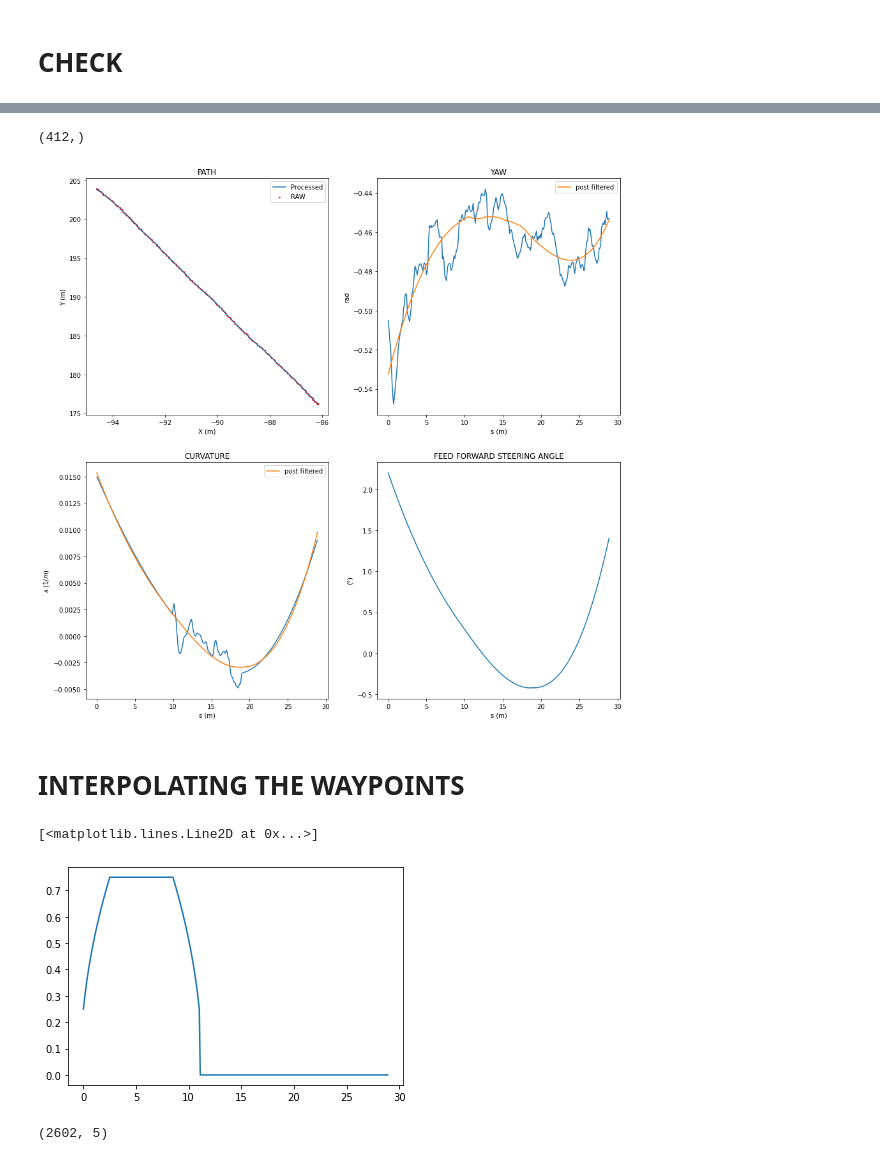
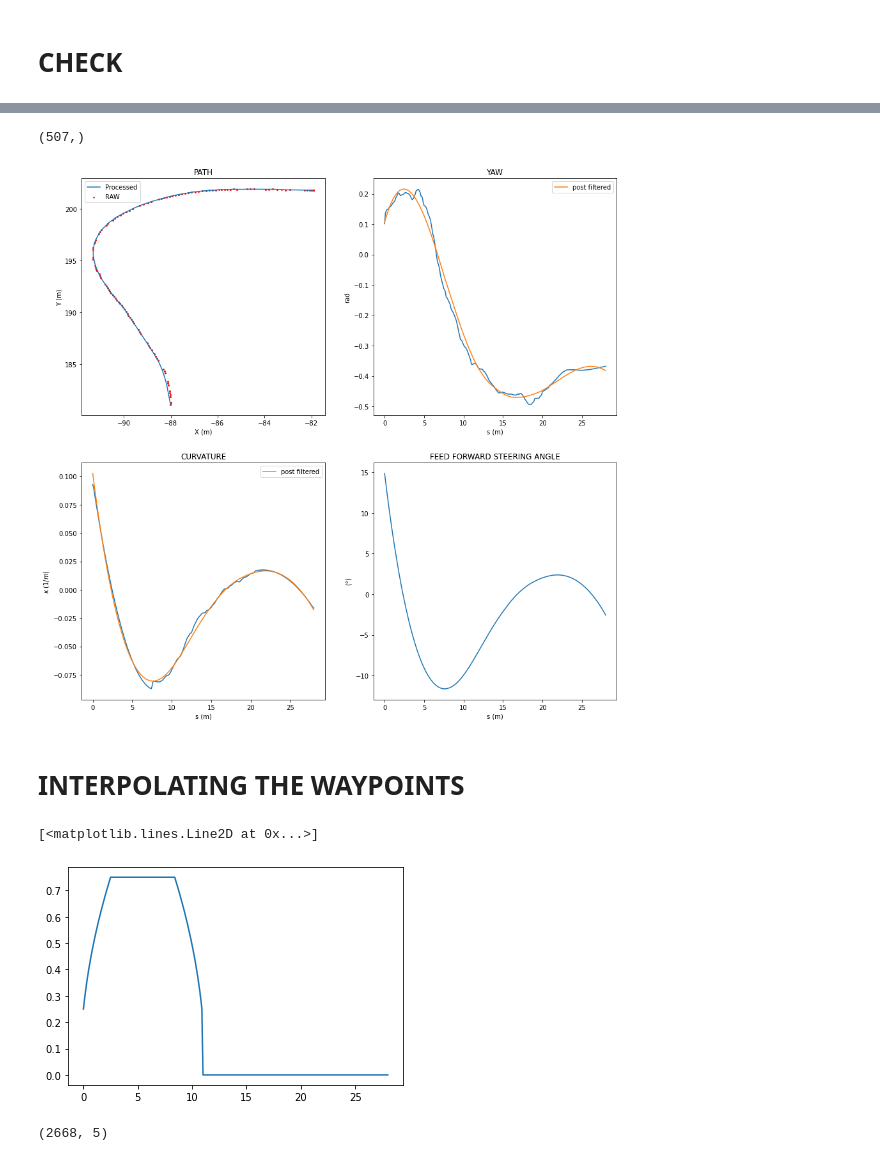
Before and after one commit to fadamsyah/final-project, a Jupyter notebook: pkg_ta/scripts/waypoints/generate_waypoints.ipynb, the cells around one changed output, grey strips where cells are left out. Saved outputs shown, nothing was run; the diff lists cells and outputs as text; code cells hidden in the pictures.

```diff
--- a/pkg_ta/scripts/waypoints/generate_waypoints.ipynb
+++ b/pkg_ta/scripts/waypoints/generate_waypoints.ipynb
@@ -23,6 +21,6 @@ def to_euler(x, y, z, w):
     yaw = np.arctan2(2 * (w * z + x * y), 1 - 2 * (y**2 + z**2))
     return np.array([roll, pitch, yaw])
 # %%
-bag = rosbag.Bag('bag/get_24_agus_2_2020-08-24-12-05-30.bag')
+bag = rosbag.Bag('bag/get_waypoint_belok.bag')
 print(bag)
 # %% [output]
@@ -116,9 +114,9 @@ for m in range(6):
 # %%
 X.shape
 # %% [output]
-(412,)
+(507,)
 # %%
-num_f = 201
+num_f = 151
 
 dst = 0.1
 
@@ -161,34 +159,34 @@ plt.scatter(x, y, color='red',s=2., label='RAW')
 plt.xlabel("X (m)")
 plt.ylabel("Y (m)")
 plt.legend()
 plt.title("PATH")
 
 plt.subplot(2,2,2)
 plt.plot(s, wp_yaw)
 plt.plot(s, wp_yaw_f, label='post filtered')
 plt.title("YAW")
 plt.xlabel('s (m)')
 plt.ylabel('rad')
 plt.legend()
 
 plt.subplot(2,2,3)
 plt.plot(s, curvature)
 plt.plot(s, curvaturef, label='post filtered')
 plt.legend()
 plt.title("CURVATURE")
 plt.xlabel('s (m)')
 plt.ylabel(r'$\kappa\;(1/m)$')
 
 plt.subplot(2,2,4)
 plt.plot(s, steer)
 plt.title("FEED FORWARD STEERING ANGLE")
 plt.xlabel('s (m)')
 plt.ylabel(r'$(\degree)$')
 
 #plt.savefig('waypoints.png', dpi=600, transparent=True)
 plt.show()
 # %% [output]
-[figure, old version]
+[figure, new version]
 # %% [markdown]
 # INTERPOLATING THE WAYPOINTS
 # %%
@@ -217,7 +215,7 @@ waypoints_np[:,4] = curvaturef
 plt.plot(s, waypoints_np[:,3])
 # %% [output]
 [<matplotlib.lines.Line2D at 0x...>]
-[figure, old version]
+[figure, new version]
 # %%
 INTERP_DISTANCE_RES = 0.01 # distance between interpolated points
 
@@ -267,7 +265,7 @@ np.save('waypoints/wp_24_agus_2', wp_interp)
 # %%
 wp_interp.shape
 # %% [output]
-(2602, 5)
+(2668, 5)
 # %%
 plt.plot(wp_interp[:,0], wp_interp[:,1])
 # %% [output]
```
Also changed, not shown: parts of 7 cells of this notebook, 22 other files.
